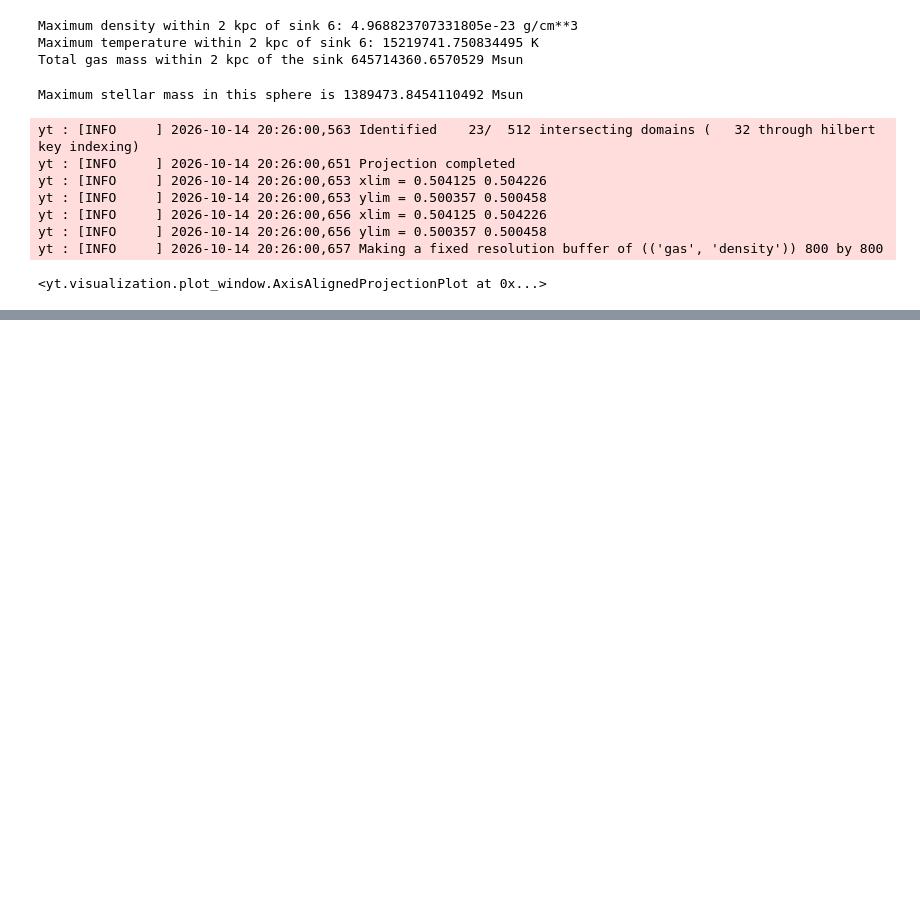
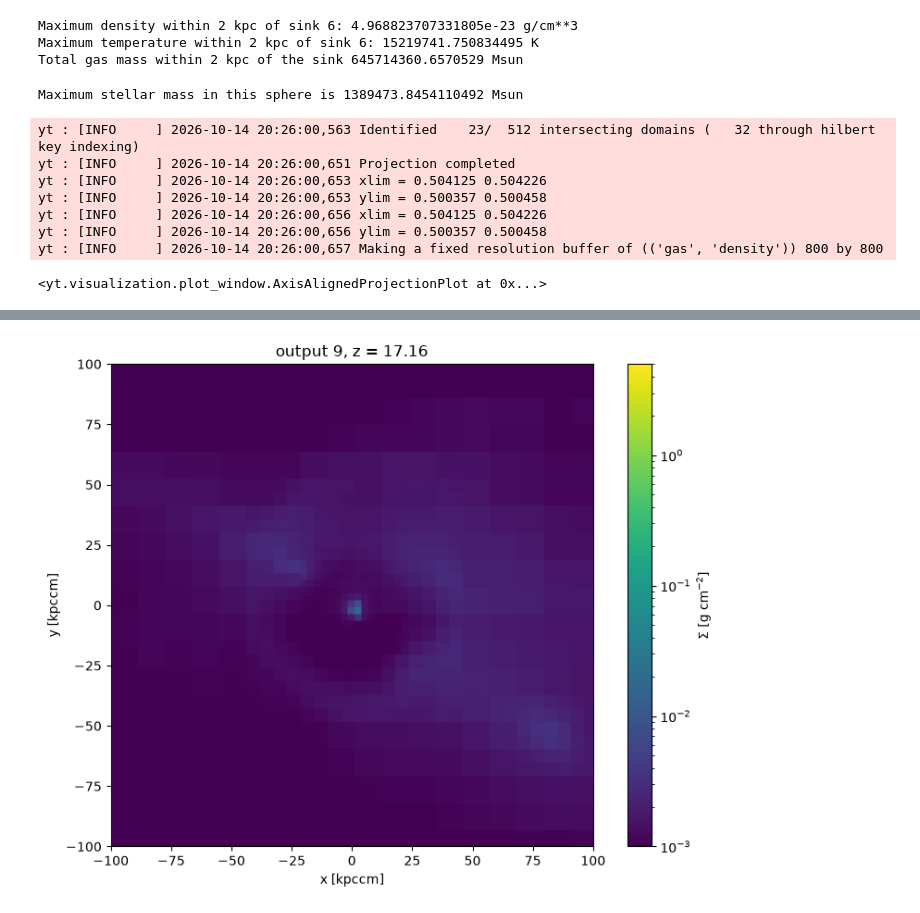
Before and after one commit to OrcaSKang/super-eddington, a Jupyter notebook: 2026_09_20_forSangwon.ipynb, the cells around one changed output, grey strips where cells are left out. Drawn from its saved outputs; the diff is of its cells as text; code cells hidden in the pictures; blank space fills up the shorter version.

```diff
--- a/2026_09_20_forSangwon.ipynb
+++ b/2026_09_20_forSangwon.ipynb
@@ -226,7 +226,7 @@ plt.ylabel('f_edd');
 # %% [markdown]
 # Load a dataset
 # %%
-output=107
+output=102
 # %%
 ds=yt.load(hf.info_file(output,df))
 
@@ -455,0 +467,25 @@ yt : [INFO     ] 2026-10-14 20:26:00,657 Making a fixed resolution buffer of (('
+# %%
+width = (200, 'kpccm')
+half  = width[0] / 2
+
+target_sink = 5
+
+time = Table.read(df+'/ADAPTAclump_maps/output_step_redshift.txt', format='ascii')
+snap_t   = np.array([float(t) for t in time['time']])
+snap_out = np.array([int(o) for o in time['output']])
+
+frames = []
+for out in snap_out:
+    ds  = yt.load(hf.info_file(out, df))
+    t   = Table.read(f'{df}/output_{out:05d}/sink_{out:05d}.csv', format='ascii',
+                     names=['sink_id','BHmass','x','y','z','vx','vy','vz','tsink','dMdt'])
+    sel = t[t['sink_id'] == target_sink]
+    if len(sel) == 0:
+        continue
+    row = sel[0]
+    c   = ds.arr([row['x'], row['y'], row['z']], 'code_length')
+    sp  = ds.sphere(c, width)
+    prj = ds.proj(('gas','density'), 'z', center=c, data_source=sp)
+    frb = prj.to_frb(width, 512, center=c)
+    frames.append((frb[('gas','density')].to('g/cm**2').value, out, ds.current_redshift))
+    print(out, end=' ')
@@ -455,0 +510,20 @@ yt : [INFO     ] 2026-10-14 20:26:00,657 Making a fixed resolution buffer of (('
+# %%
+fig, ax = plt.subplots(figsize=(8, 6))
+im = ax.imshow(frames[0][0], origin='lower', extent=[-half, half, -half, half],
+               norm=LogNorm(1e-3, 5), cmap='viridis')
+fig.colorbar(im, label=r'$\Sigma$ [g cm$^{-2}$]')
+ax.set_xlabel(f'x [{width[1]}]'); ax.set_ylabel(f'y [{width[1]}]')
+title = ax.set_title('')
+
+def animate(i):
+    im.set_data(frames[i][0])
+    title.set_text(f'output {frames[i][1]}, z = {frames[i][2]:.2f}')
+    return im, title
+
+anim = FuncAnimation(fig, animate, frames=len(frames), interval=200)
+plt.tight_layout()
+
+with rc_context({"mathtext.fontset": "stix"}):
+    anim.save("animation.mp4")
+# %% [output]
+[figure, added]
```
Also changed, not shown: parts of 9 cells of this notebook, 2 other files.
